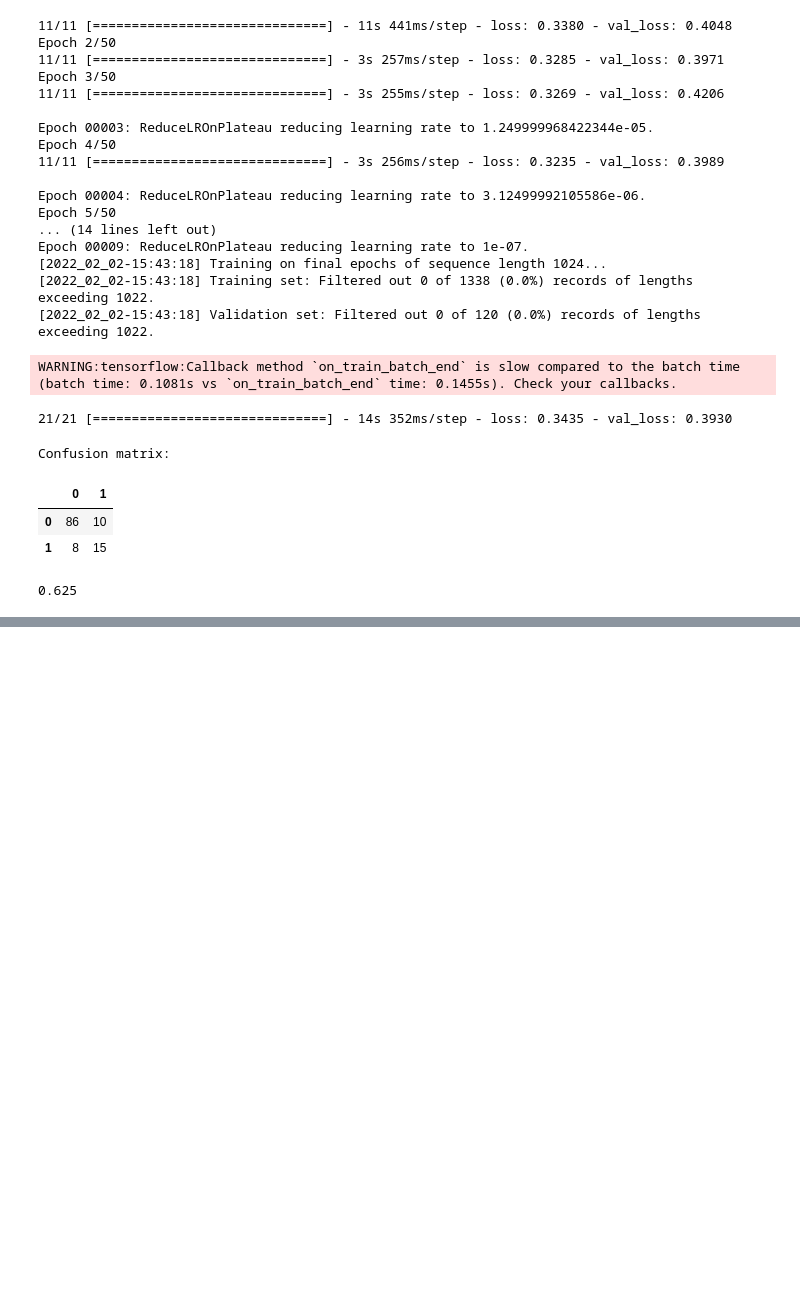
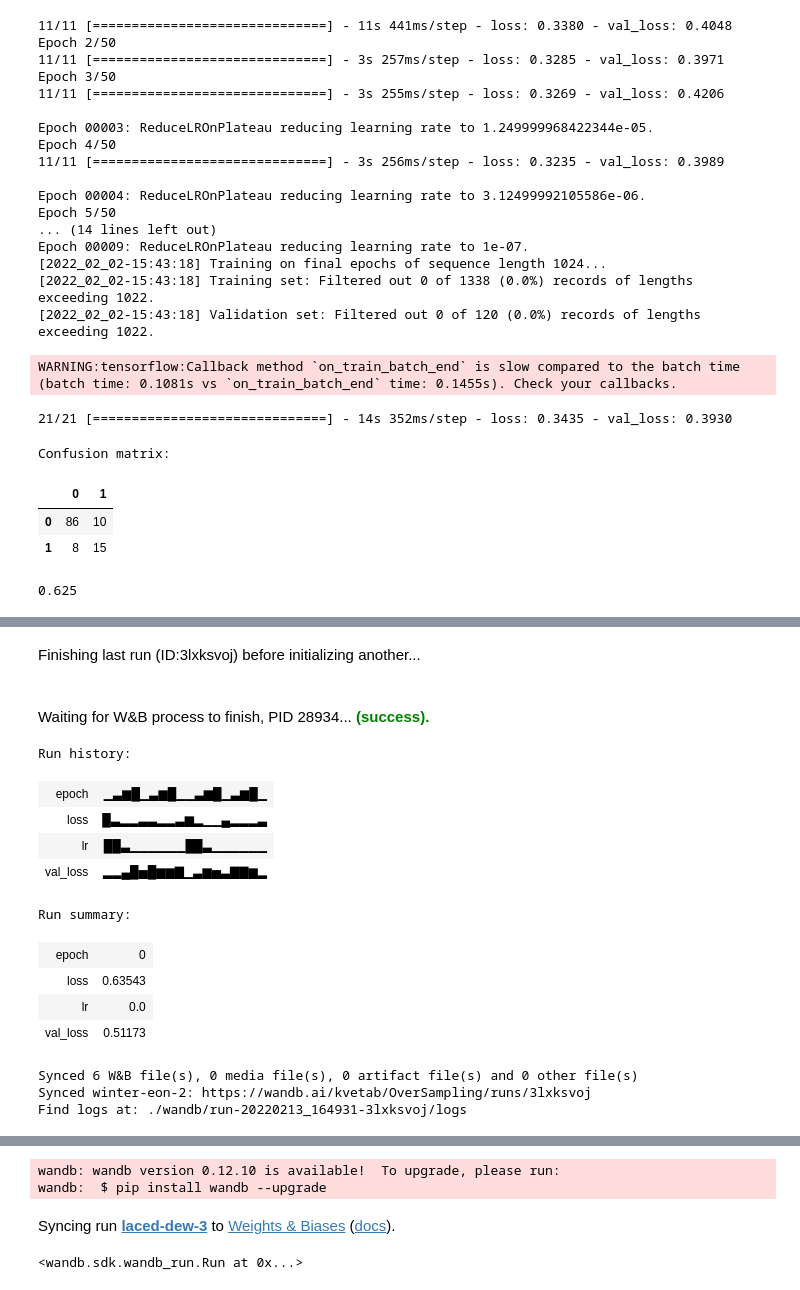
Before and after one commit to kvetab/di-pred, a Jupyter notebook: notebooks/experiments/09_protein_bert_finetune.ipynb, the cells around one changed output, grey strips where cells are left out. Saved outputs shown, nothing was run; the diff lists cells and outputs as text; code cells hidden in the pictures; blank space fills up the shorter version.

```diff
--- a/notebooks/experiments/09_protein_bert_finetune.ipynb
+++ b/notebooks/experiments/09_protein_bert_finetune.ipynb
@@ -290,0 +295,21 @@ INFO:tensorflow:Assets written to: ../../data/protein_bert/batch_128_lr_5e-5_202
+# %%
+model_generator = FinetuningModelGenerator(pretrained_model_generator, OUTPUT_SPEC, pretraining_model_manipulation_function = \
+        get_model_with_hidden_layers_as_outputs, dropout_rate = 0.5)
+
+wandb.init(project=f"OverSampling", entity="kvetab")
+# %% [output]
+Finishing last run (ID:3lxksvoj) before initializing another...
+Waiting for W&B process to finish, PID 28934... (success).
+Run history:
+| epoch | ▁▃▆█▁▃▆█▁▁▃▆█▁▃▆█▁ |
+| loss | █▃▂▂▃▃▂▂▃▆▂▁▁▄▂▂▂▃ |
+| lr | ██▃▁▁▁▁▁▁██▃▁▁▁▁▁▁ |
+| val_loss | ▂▂▄█▅█▆▆▇▁▃▆▅▃▇▇▆▂ |
+Run summary:
+| epoch | 0 |
+| loss | 0.63543 |
+| lr | 0.0 |
+| val_loss | 0.51173 |
+Synced 6 W&B file(s), 0 media file(s), 0 artifact file(s) and 0 other file(s)
+Synced winter-eon-2: https://wandb.ai/kvetab/OverSampling/runs/3lxksvoj
+Find logs at: ./wandb/run-20220213_164931-3lxksvoj/logs
@@ -290,0 +317,4 @@ INFO:tensorflow:Assets written to: ../../data/protein_bert/batch_128_lr_5e-5_202
+wandb: wandb version 0.12.10 is available!  To upgrade, please run:
+wandb:  $ pip install wandb --upgrade
+Syncing run laced-dew-3 to Weights & Biases (docs).
+<wandb.sdk.wandb_run.Run at 0x...>
```
Also changed, not shown: parts of 17 cells of this notebook.
